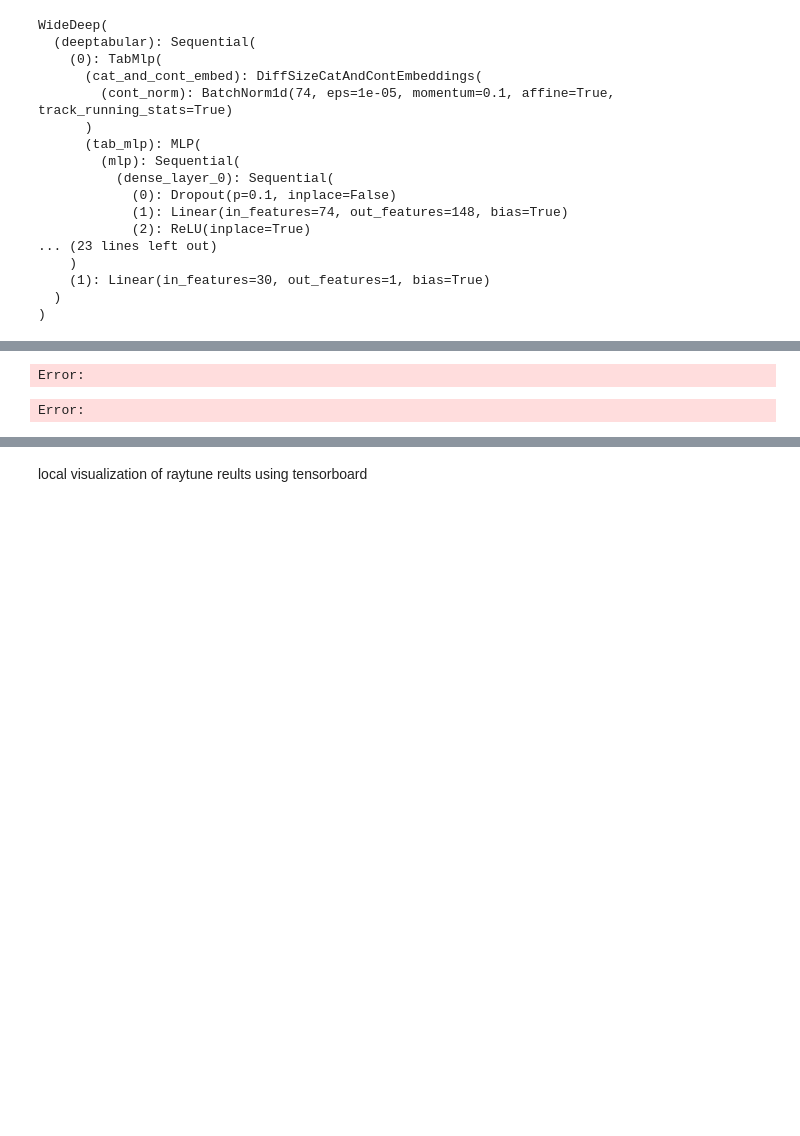
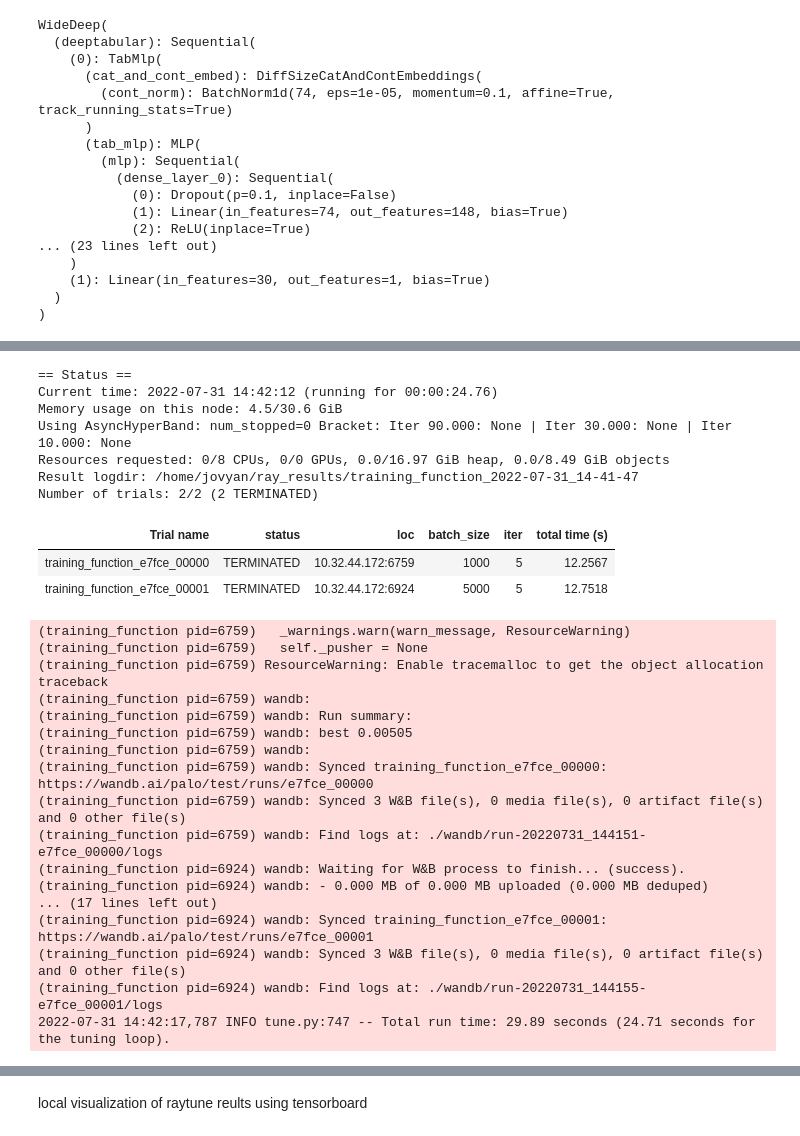
Before and after one commit to jrzaurin/pytorch-widedeep, a Jupyter notebook: examples/notebooks/10_3rd_party_integration-RayTune_WnB.ipynb, the cells around one changed output, grey strips where cells are left out. Drawn from its saved outputs; the diff is of its cells as text; code cells hidden in the pictures; blank space fills up the shorter version.

```diff
--- a/examples/notebooks/10_3rd_party_integration-RayTune_WnB.ipynb
+++ b/examples/notebooks/10_3rd_party_integration-RayTune_WnB.ipynb
@@ -161,7 +256,7 @@ config = {
     "wandb": {
         "project": "test",
         # "api_key_file": os.getcwd() + "/wandb_api.key",
-        "api_key": '85c14522b90e2eff983f44b9a53f58f4f439ed11',
+        "api_key": "WNB_API_KEY",
     },
 }
 
@@ -174,13 +269,13 @@ deep_sch = lr_scheduler.StepLR(deep_opt, step_size=3)
 @wandb_mixin
 def training_function(config, X_train, X_val):
     early_stopping = EarlyStopping()
-    model_checkpoint = ModelCheckpoint(save_best_only=True, wb=wandb)
+    model_checkpoint = ModelCheckpoint(save_best_only=True)
     # Hyperparameters
     batch_size = config["batch_size"]
     trainer = Trainer(
         model,
         objective="binary_focal_loss",
-        callbacks=[RayTuneReporter, early_stopping, model_checkpoint],
+        callbacks=[RayTuneReporter, WnBReportBest(wb=wandb), early_stopping, model_checkpoint],
         lr_schedulers={"deeptabular": deep_sch},
         initializers={"deeptabular": XavierNormal},
         optimizers={"deeptabular": deep_opt},
@@ -193,35 +288,60 @@ def training_function(config, X_train, X_val):
 
 X_train = {"X_tab": X_tab_train, "target": y_train}
 X_val = {"X_tab": X_tab_valid, "target": y_valid}
 
 asha_scheduler = AsyncHyperBandScheduler(
     time_attr="training_iteration",
     metric="_metric/val_loss",
     mode="min",
     max_t=100,
     grace_period=10,
     reduction_factor=3,
     brackets=1,
 )
 
 analysis = tune.run(
     tune.with_parameters(training_function, X_train=X_train, X_val=X_val),
     resources_per_trial={"cpu": 1, "gpu": 0},
     progress_reporter=JupyterNotebookReporter(overwrite=True),
     scheduler=asha_scheduler,
     config=config,
     callbacks=[
         WandbLoggerCallback(
             project=config["wandb"]["project"],
             # api_key_file=config["wandb"]["api_key_file"],
             api_key=config["wandb"]["api_key"],
             log_config=True,
         )
     ],
 )
 # %% [output]
-Error:
+== Status ==
+Current time: 2022-07-31 14:42:12 (running for 00:00:24.76)
+Memory usage on this node: 4.5/30.6 GiB
+Using AsyncHyperBand: num_stopped=0 Bracket: Iter 90.000: None | Iter 30.000: None | Iter 10.000: None
+Resources requested: 0/8 CPUs, 0/0 GPUs, 0.0/16.97 GiB heap, 0.0/8.49 GiB objects
+Result logdir: /home/jovyan/ray_results/training_function_2022-07-31_14-41-47
+Number of trials: 2/2 (2 TERMINATED)
+| Trial name | status | loc | batch_size | iter | total time (s) |
+| training_function_e7fce_00000 | TERMINATED | 10.32.44.172:6759 | 1000 | 5 | 12.2567 |
+| training_function_e7fce_00001 | TERMINATED | 10.32.44.172:6924 | 5000 | 5 | 12.7518 |
-Error:
+(training_function pid=6759)   _warnings.warn(warn_message, ResourceWarning)
+(training_function pid=6759)   self._pusher = None
+(training_function pid=6759) ResourceWarning: Enable tracemalloc to get the object allocation traceback
+(training_function pid=6759) wandb:
+(training_function pid=6759) wandb: Run summary:
+(training_function pid=6759) wandb: best 0.00505
+(training_function pid=6759) wandb:
+(training_function pid=6759) wandb: Synced training_function_e7fce_00000: https://wandb.ai/palo/test/runs/e7fce_00000
+(training_function pid=6759) wandb: Synced 3 W&B file(s), 0 media file(s), 0 artifact file(s) and 0 other file(s)
+(training_function pid=6759) wandb: Find logs at: ./wandb/run-20220731_144151-e7fce_00000/logs
+(training_function pid=6924) wandb: Waiting for W&B process to finish... (success).
+(training_function pid=6924) wandb: - 0.000 MB of 0.000 MB uploaded (0.000 MB deduped)
+... (17 lines left out)
+(training_function pid=6924) wandb: Synced training_function_e7fce_00001: https://wandb.ai/palo/test/runs/e7fce_00001
+(training_function pid=6924) wandb: Synced 3 W&B file(s), 0 media file(s), 0 artifact file(s) and 0 other file(s)
+(training_function pid=6924) wandb: Find logs at: ./wandb/run-20220731_144155-e7fce_00001/logs
+2022-07-31 14:42:17,787 INFO tune.py:747 -- Total run time: 29.89 seconds (24.71 seconds for the tuning loop).
 # %%
 analysis.results
 # %% [output]
```
Also changed, not shown: parts of 4 cells of this notebook.
